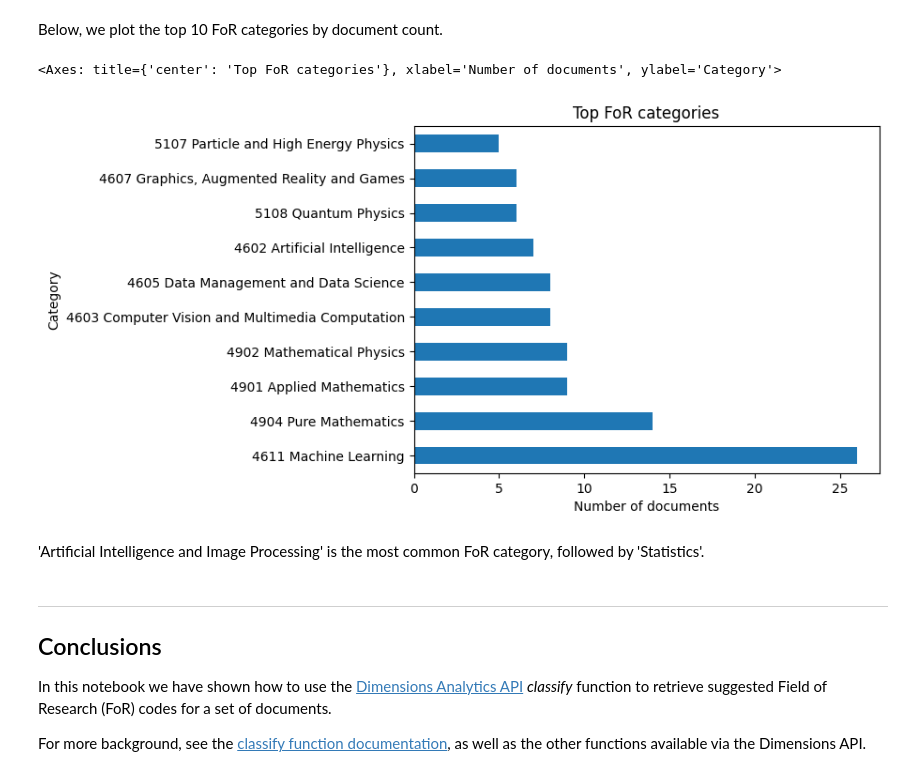
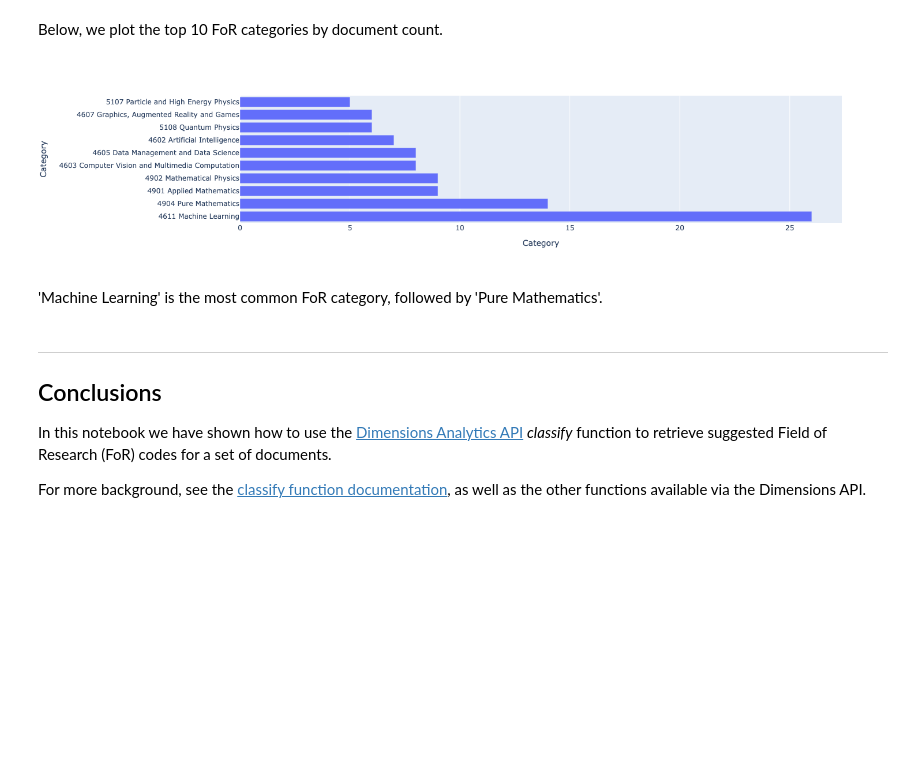
Before and after one commit to digital-science/dimensions-api-lab, a Jupyter notebook: cookbooks/10-misc/2-enrich-text-with-for-codes.ipynb, the cells around one changed output. Saved outputs shown, nothing was run; the diff lists cells and outputs as text; code cells hidden in the pictures; blank space fills up the shorter version.

```diff
--- a/cookbooks/10-misc/2-enrich-text-with-for-codes.ipynb
+++ b/cookbooks/10-misc/2-enrich-text-with-for-codes.ipynb
@@ -153,16 +160,15 @@ Below, we plot the top 10 FoR categories by document count.
 # %%
 all_codes = pd.Series([category for item in df.FoR_Categories for category in item])
 code_counts = all_codes.value_counts()
-# %%
-code_counts[:10].plot.barh(rot=0,
-                           title='Top FoR categories',
-                           ylabel='Category',
-                           xlabel='Number of documents')
-# %% [output]
-<Axes: title={'center': 'Top FoR categories'}, xlabel='Number of documents', ylabel='Category'>
-[figure, removed]
+# %%
+fig = px.bar(code_counts[:10], orientation = "h")
+fig.update_layout(xaxis_title = "Category", yaxis_title = "Category", showlegend = False)
+
+fig.show()
+# %% [output]
+[figure, added]
 # %% [markdown]
-'Artificial Intelligence and Image Processing' is the most common FoR category,  followed by 'Statistics'.
+'Machine Learning' is the most common FoR category,  followed by 'Pure Mathematics'.
 # %% [markdown]
 ---
 ## Conclusions
```
Also changed, not shown: parts of 7 cells of this notebook.
